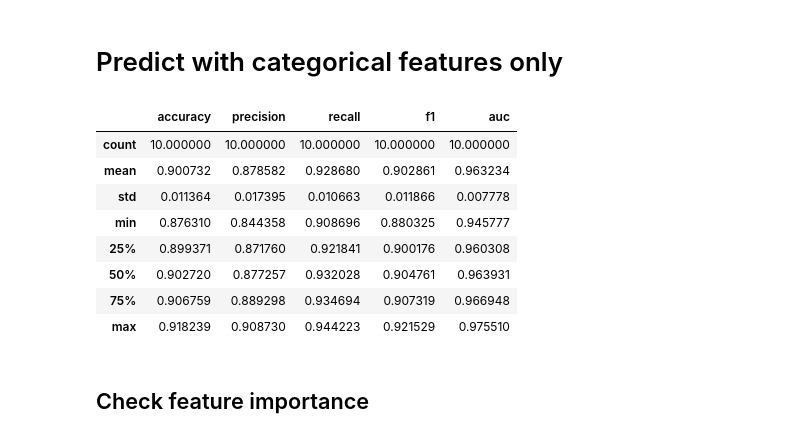
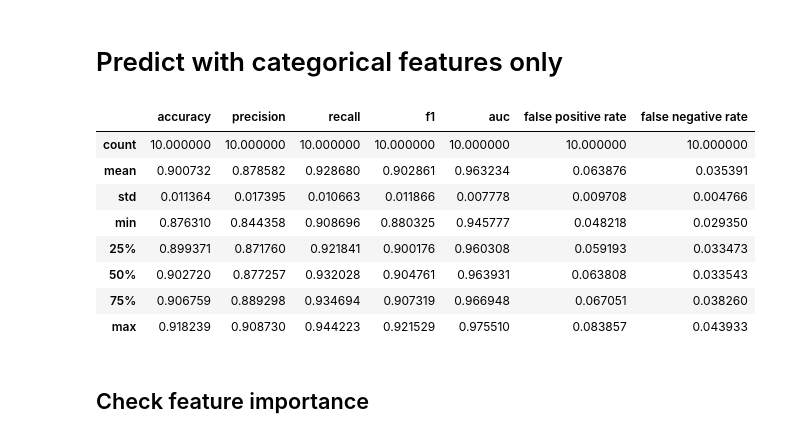
Before and after one commit to ben-dom393/DSA4263_Dating_Fraud, a Jupyter notebook: notebooks/profiles_logistic_regression.ipynb, the cells around one changed output. Drawn from its saved outputs; the diff is of its cells as text; code cells hidden in the pictures.

```diff
--- a/notebooks/profiles_logistic_regression.ipynb
+++ b/notebooks/profiles_logistic_regression.ipynb
@@ -53,42 +53,59 @@ X
 # %%
 kf = KFold(n_splits=10, shuffle=True, random_state=42)
 # %%
-report = pd.DataFrame(columns=['accuracy', 'precision', 'recall', 'f1', 'auc'])
+report = pd.DataFrame(columns=['accuracy', 'precision', 'recall', 'f1', 'auc','false positive rate','false negative rate'])
 for i, (train_idx, val_idx) in enumerate(kf.split(X)):
     X_train, X_val = X.iloc[train_idx], X.iloc[val_idx]
     y_train, y_val = y.iloc[train_idx], y.iloc[val_idx]
 
     # encode remaining variables with one-hot encoding
     encoder = OneHotEncoder(handle_unknown="ignore")
     X_train_ohe = encoder.fit_transform(X_train.drop(["description"], axis=1))
     X_val_ohe = encoder.transform(X_val.drop(["description"], axis=1))
 
     # fit a logistic regression model to the data
     LR = LogisticRegression(max_iter=1000)
     LR.fit(X_train_ohe, y_train)
 
     # make a prediction
     y_pred = LR.predict(X_val_ohe)
     y_pred_proba = LR.predict_proba(X_val_ohe)[:, 1]
+    cm = confusion_matrix(y_val, y_pred)
+
+    # Extract TN, FP, FN, TP from confusion matrix
+    tn, fp, fn, tp = cm.ravel()
+
+    # Calculate metrics for the current fold
+    accuracy = accuracy_score(y_val, y_pred)
+    precision = precision_score(y_val, y_pred)
+    recall = recall_score(y_val, y_pred)
+    f1 = f1_score(y_val, y_pred)
+
+    # Calculate false positive rate and false negative rate
+    total_samples = len(X_val)  # Total number of samples in current fold
+    false_positive_rate = fp / total_samples  # False positive rate
+    false_negative_rate = fn / total_samples  # False negative rate
 
     # add the results to the report
     report.loc[i] = [accuracy_score(y_val, y_pred),
                      precision_score(y_val, y_pred),
                      recall_score(y_val, y_pred),
                      f1_score(y_val, y_pred),
-                     roc_auc_score(y_val, y_pred_proba)]
+                     roc_auc_score(y_val, y_pred_proba),
+                     false_positive_rate,
+                     false_negative_rate]
 
 report.describe()
 # %% [output]
-|  | accuracy | precision | recall | f1 | auc |
-| count | 10.000000 | 10.000000 | 10.000000 | 10.000000 | 10.000000 |
-| mean | 0.900732 | 0.878582 | 0.928680 | 0.902861 | 0.963234 |
-| std | 0.011364 | 0.017395 | 0.010663 | 0.011866 | 0.007778 |
-| min | 0.876310 | 0.844358 | 0.908696 | 0.880325 | 0.945777 |
-| 25% | 0.899371 | 0.871760 | 0.921841 | 0.900176 | 0.960308 |
-| 50% | 0.902720 | 0.877257 | 0.932028 | 0.904761 | 0.963931 |
-| 75% | 0.906759 | 0.889298 | 0.934694 | 0.907319 | 0.966948 |
-| max | 0.918239 | 0.908730 | 0.944223 | 0.921529 | 0.975510 |
+|  | accuracy | precision | recall | f1 | auc | false positive rate | false negative rate |
+| count | 10.000000 | 10.000000 | 10.000000 | 10.000000 | 10.000000 | 10.000000 | 10.000000 |
+| mean | 0.900732 | 0.878582 | 0.928680 | 0.902861 | 0.963234 | 0.063876 | 0.035391 |
+| std | 0.011364 | 0.017395 | 0.010663 | 0.011866 | 0.007778 | 0.009708 | 0.004766 |
+| min | 0.876310 | 0.844358 | 0.908696 | 0.880325 | 0.945777 | 0.048218 | 0.029350 |
+| 25% | 0.899371 | 0.871760 | 0.921841 | 0.900176 | 0.960308 | 0.059193 | 0.033473 |
+| 50% | 0.902720 | 0.877257 | 0.932028 | 0.904761 | 0.963931 | 0.063808 | 0.033543 |
+| 75% | 0.906759 | 0.889298 | 0.934694 | 0.907319 | 0.966948 | 0.067051 | 0.038260 |
+| max | 0.918239 | 0.908730 | 0.944223 | 0.921529 | 0.975510 | 0.083857 | 0.043933 |
 # %% [markdown]
 ## Check feature importance
 # %%
```
Also changed, not shown: parts of 2 cells of this notebook.
